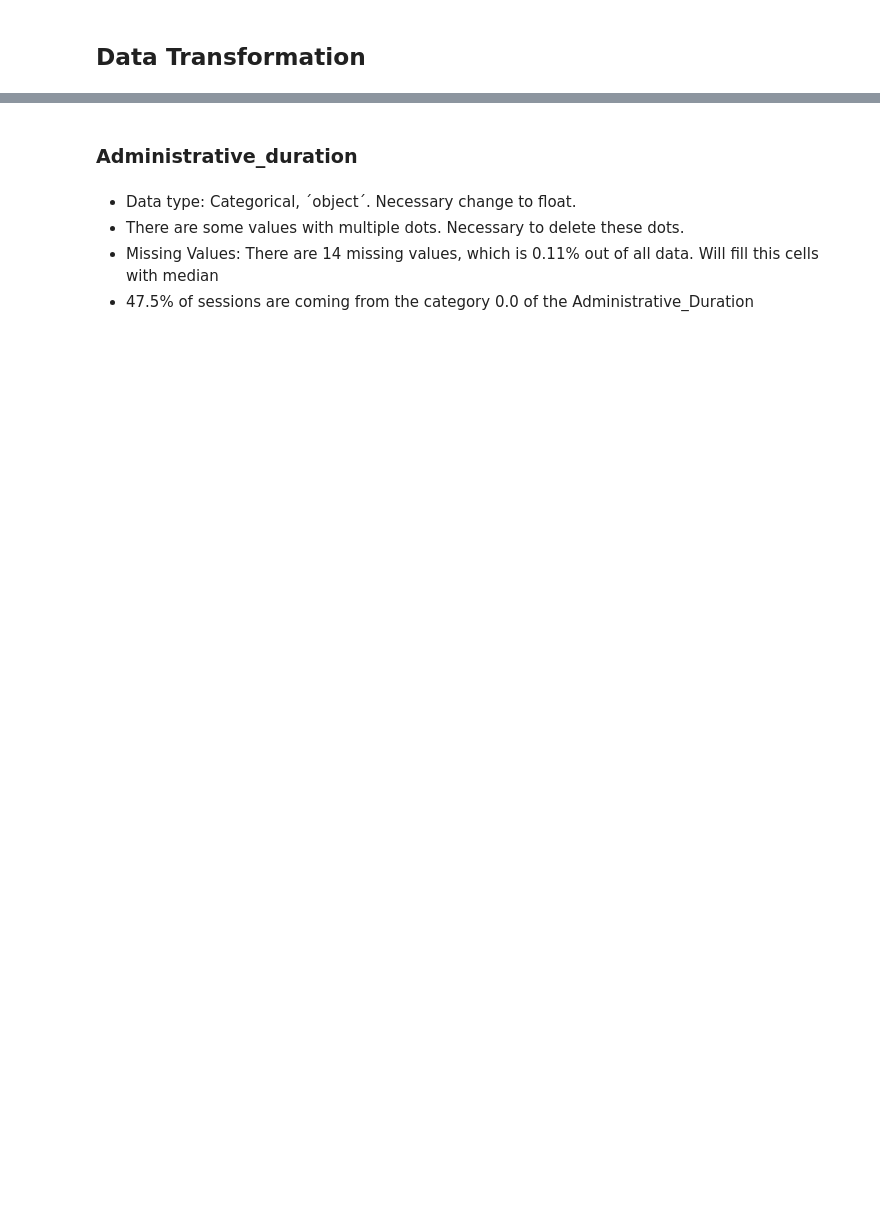
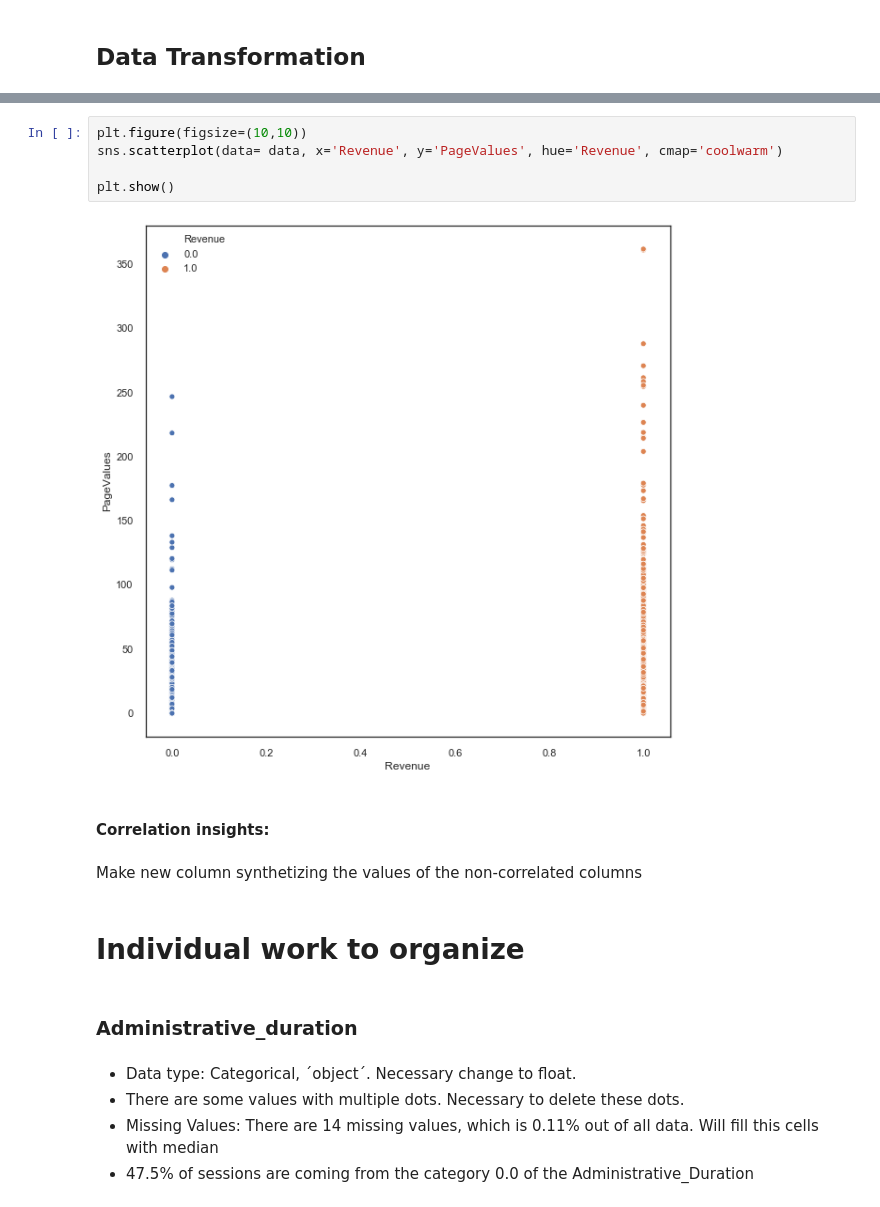
Before and after one commit to sideround/project-ml-onlineshop, a Jupyter notebook: project-ml-onlineshop.ipynb, the cells around one changed output, grey strips where cells are left out. Cells and saved outputs as stored; diff of their text form; blank space fills up the shorter version.

```diff
--- a/project-ml-onlineshop.ipynb
+++ b/project-ml-onlineshop.ipynb
@@ -447,3 +1295,16 @@ data.info()
+# %%
+plt.figure(figsize=(10,10))
+sns.scatterplot(data= data, x='Revenue', y='PageValues', hue='Revenue', cmap='coolwarm')
+
+plt.show()
+# %% [output]
+[figure, added]
+# %% [markdown]
+#### Correlation insights:
+# %% [markdown]
+Make new column synthetizing the values of the non-correlated columns
+# %% [markdown]
+# Individual work to organize
 # %% [markdown]
 ### Administrative_duration
 # %% [markdown]
```
Also changed, not shown: parts of 124 cells of this notebook.
